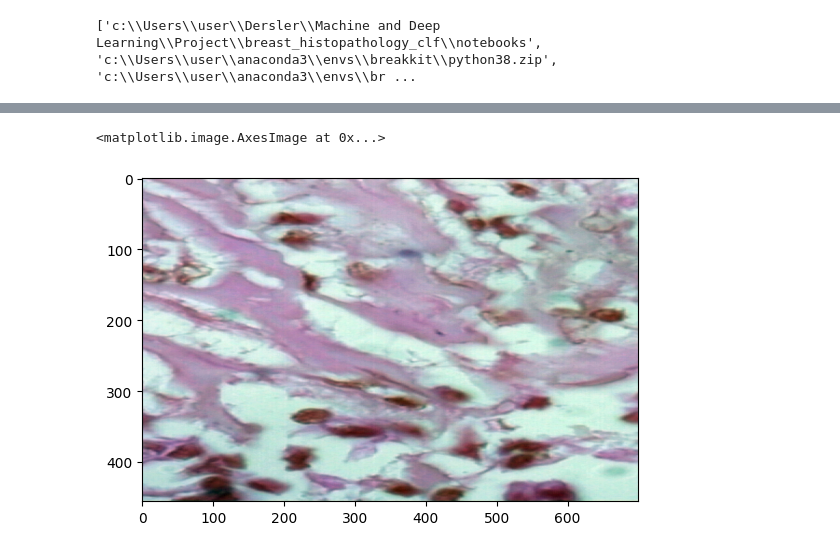
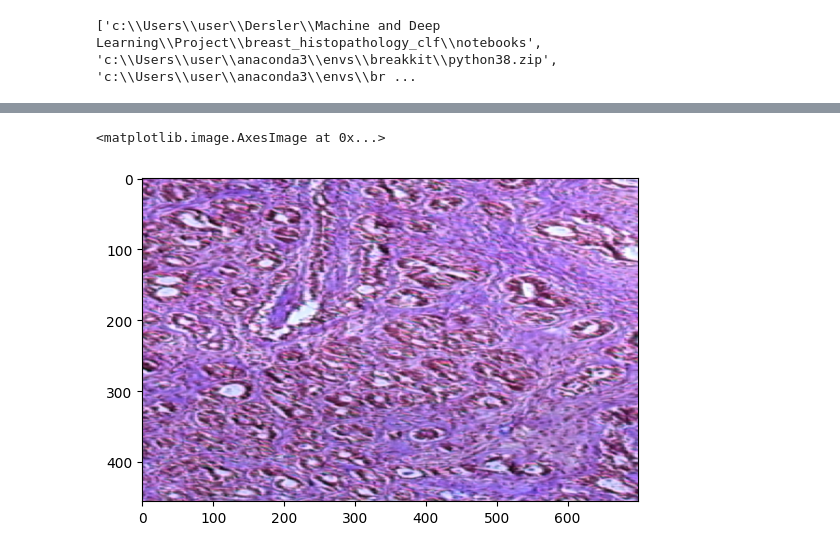
Before and after one commit to yusufbtanriverdi/breakhis-classification, a Jupyter notebook: notebooks/preprocess.ipynb, the cells around one changed output, grey strips where cells are left out. Drawn from its saved outputs; the diff is of its cells as text; code cells hidden in the pictures.

```diff
--- a/notebooks/preprocess.ipynb
+++ b/notebooks/preprocess.ipynb
@@ -47,18 +52,18 @@ print(channel_means)
 # %%
 def scale_decimal(image):
     image = np.array(image)
     # Scale the image between 0 and 255 for each channel
     scaled_image = np.zeros_like(image, dtype=np.float32)
     for c in range(image.shape[2]):
         channel = image[..., c]
         scaled_channel = (channel - np.min(channel)) * (1 / (np.max(channel) - np.min(channel)))
         scaled_image[..., c] = scaled_channel
     return scaled_image
 
-img = myDataset[15][0]
+img = myDataset[39][0]
 img = torch.transpose(img, 0, -1)
 scaled = scale_decimal(img - channel_means)
 plt.imshow(scaled)
 # %% [output]
 <matplotlib.image.AxesImage at 0x...>
-[figure, old version]
+[figure, new version]
```
Also changed, not shown: parts of 9 cells of this notebook, 8 other files.
